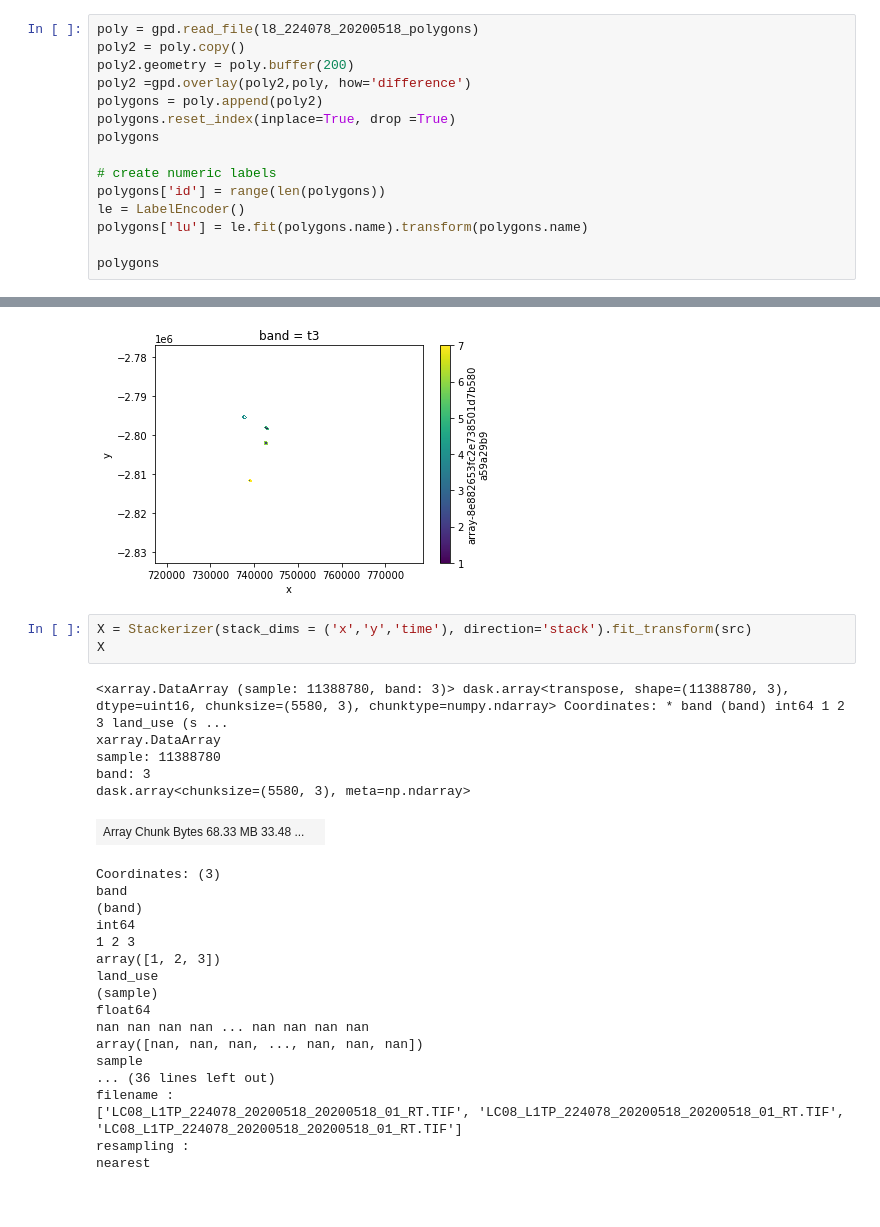
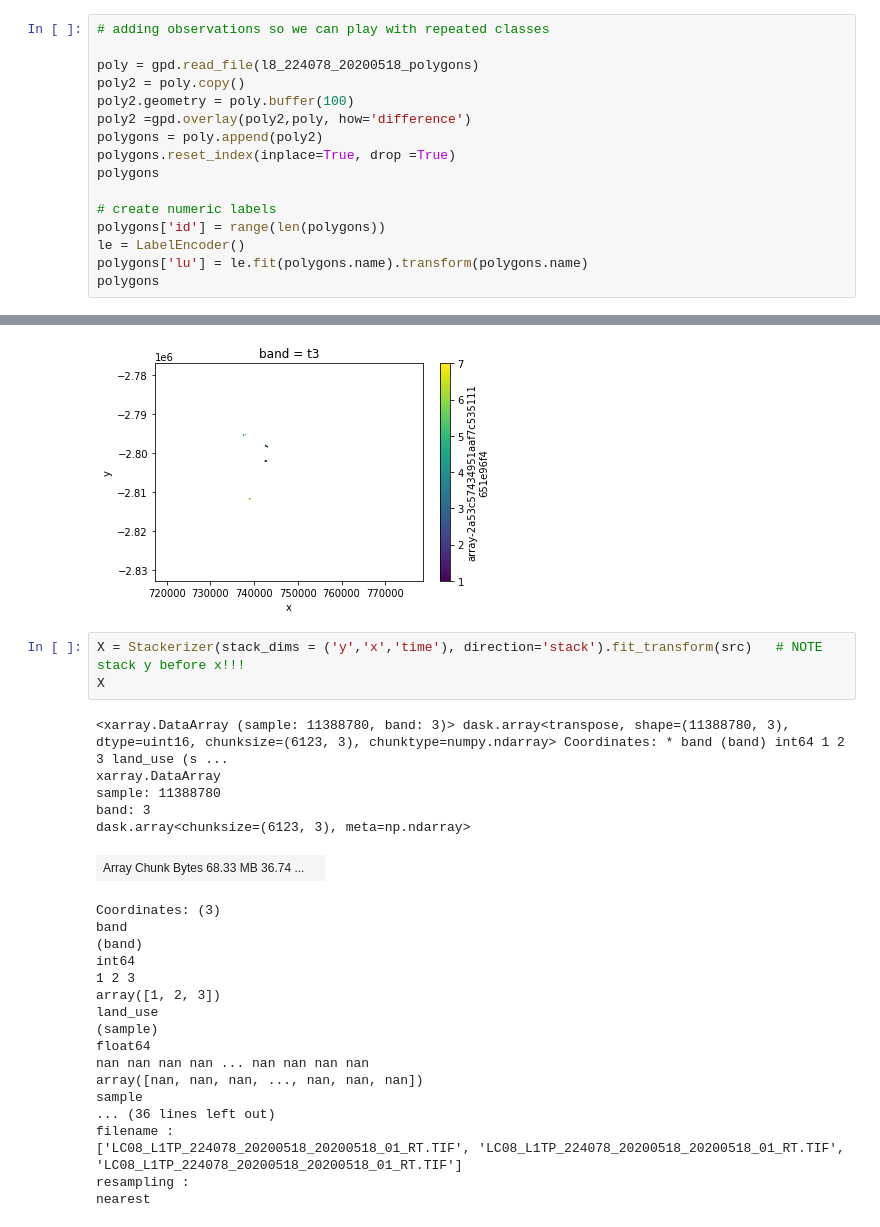
Before and after one commit to mmann1123/xr_fresh, a Jupyter notebook: notebooks/Sk_Xr_Gw_polygon_training.ipynb, the cells around one changed output, grey strips where cells are left out. Drawn from its saved outputs; the diff is of its cells as text.

```diff
--- a/notebooks/Sk_Xr_Gw_polygon_training.ipynb
+++ b/notebooks/Sk_Xr_Gw_polygon_training.ipynb
@@ -22,7 +25,9 @@ from sklearn.pipeline import Pipeline
 # %%
+# adding observations so we can play with repeated classes
+
 poly = gpd.read_file(l8_224078_20200518_polygons)
 poly2 = poly.copy()
-poly2.geometry = poly.buffer(200)
+poly2.geometry = poly.buffer(100)
 poly2 =gpd.overlay(poly2,poly, how='difference')
 polygons = poly.append(poly2)
 polygons.reset_index(inplace=True, drop =True)
@@ -32,7 +37,6 @@ polygons
 polygons['id'] = range(len(polygons))
 le = LabelEncoder()
 polygons['lu'] = le.fit(polygons.name).transform(polygons.name)
-
 polygons
 # %% [output]
 |  | name | geometry | id | lu |
@@ -80,15 +84,15 @@ poly_array.sel(band='t3').plot.imshow()
 <matplotlib.image.AxesImage at 0x...>
 [figure]
 # %%
-X = Stackerizer(stack_dims = ('x','y','time'), direction='stack').fit_transform(src)
+X = Stackerizer(stack_dims = ('y','x','time'), direction='stack').fit_transform(src)   # NOTE stack y before x!!!
 X
 # %% [output]
-<xarray.DataArray (sample: 11388780, band: 3)> dask.array<transpose, shape=(11388780, 3), dtype=uint16, chunksize=(5580, 3), chunktype=numpy.ndarray> Coordinates: * band (band) int64 1 2 3 land_use (s ...
+<xarray.DataArray (sample: 11388780, band: 3)> dask.array<transpose, shape=(11388780, 3), dtype=uint16, chunksize=(6123, 3), chunktype=numpy.ndarray> Coordinates: * band (band) int64 1 2 3 land_use (s ...
 xarray.DataArray
 sample: 11388780
 band: 3
-dask.array<chunksize=(5580, 3), meta=np.ndarray>
+dask.array<chunksize=(6123, 3), meta=np.ndarray>
-| Array Chunk Bytes 68.33 MB 33.48 ... |  |
+| Array Chunk Bytes 68.33 MB 36.74 ... |  |
 Coordinates: (3)
 band
 (band)
```
Also changed, not shown: parts of 10 cells of this notebook, 2 other files.
